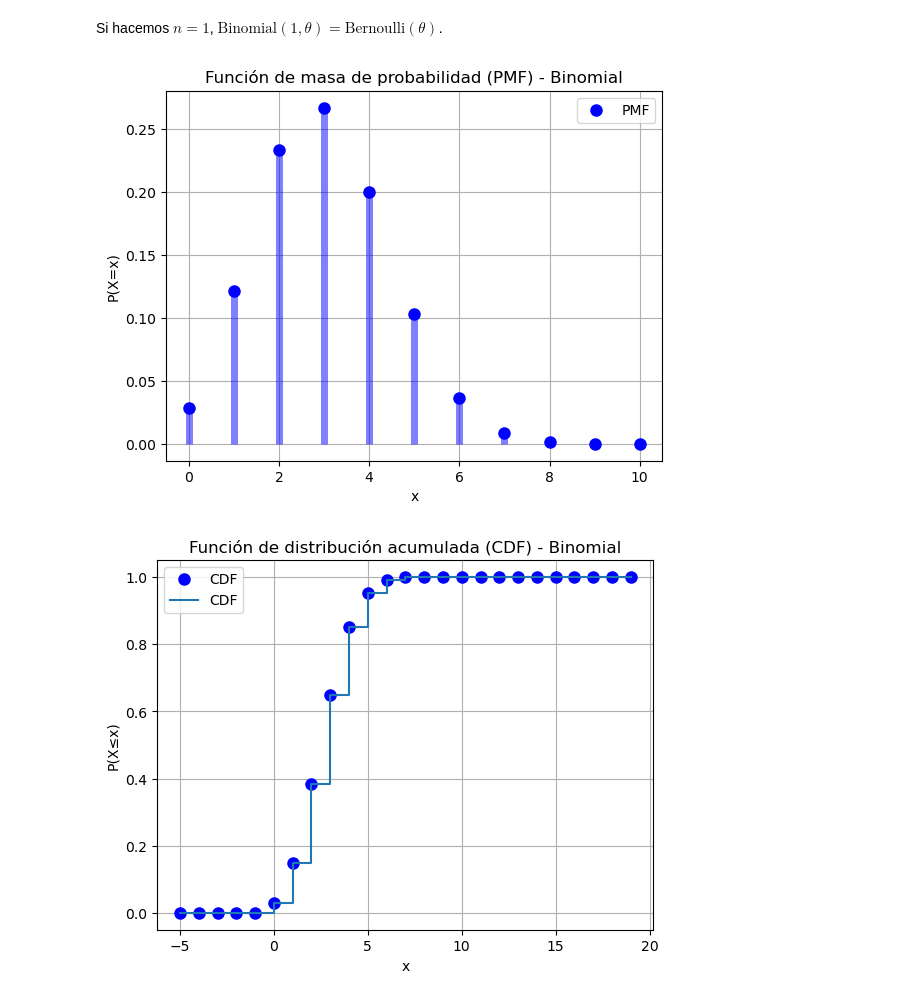
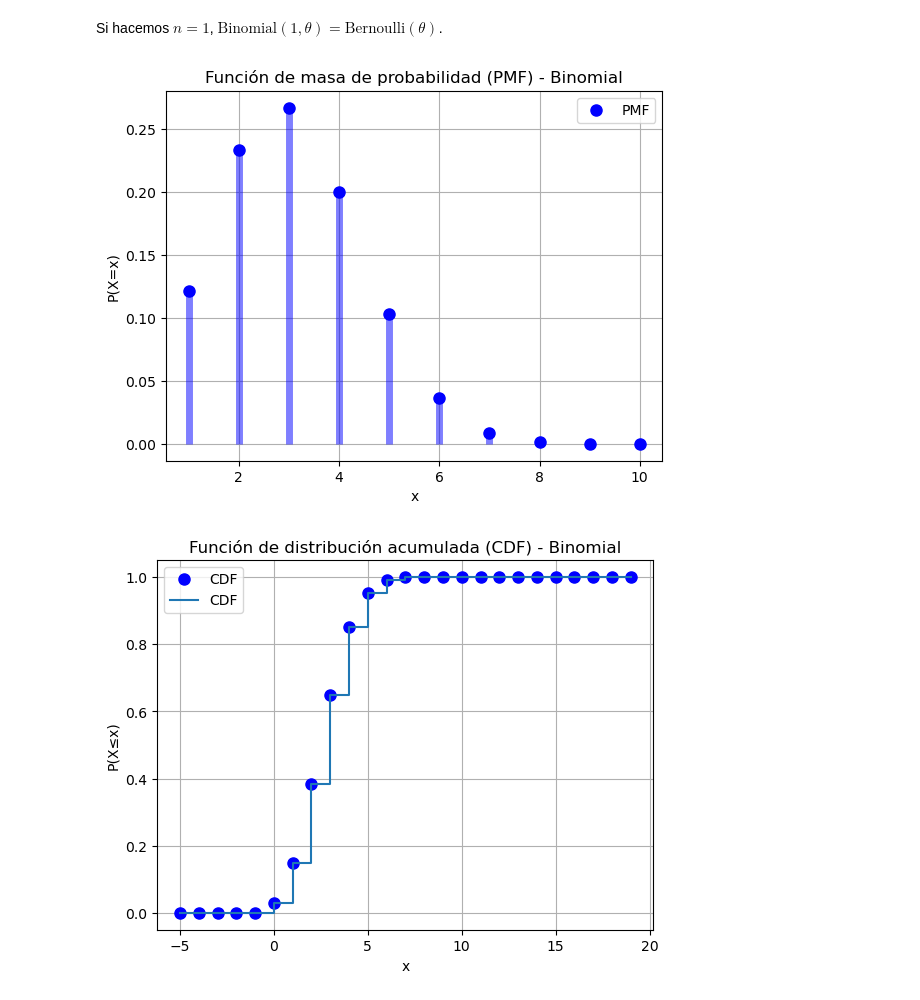
Before and after one commit to patymunoz/modelos-graficos-probabilisticos, a Jupyter notebook: docs/source/modulo1/M1-sesion3-PT1.ipynb, the cells around one changed output. Drawn from its saved outputs; the diff is of its cells as text; code cells hidden in the pictures.

```diff
--- a/docs/source/modulo1/M1-sesion3-PT1.ipynb
+++ b/docs/source/modulo1/M1-sesion3-PT1.ipynb
@@ -292,17 +292,17 @@ theta = 0.3
 X = stats.binom(n=10, p=theta)
 # %%
 # Grafico: PMF
-x = range(0, 11)
+x = range(1, 11)
 y = X.pmf(x)
 plt.plot(x, y, 'bo', ms=8, label='PMF')
 plt.vlines(x, 0, y, colors='b', lw=5, alpha=0.5)
 plt.title('Función de masa de probabilidad (PMF) - Binomial')
 plt.xlabel('x')
 plt.ylabel('P(X=x)')
 plt.legend()
 plt.grid()
 # %% [output]
-[figure, old version]
+[figure, new version]
 # %%
 # Grafico: CDF
 x = range(-5, 20)
```
Also changed, not shown: parts of 8 cells of this notebook, 1 other file.
